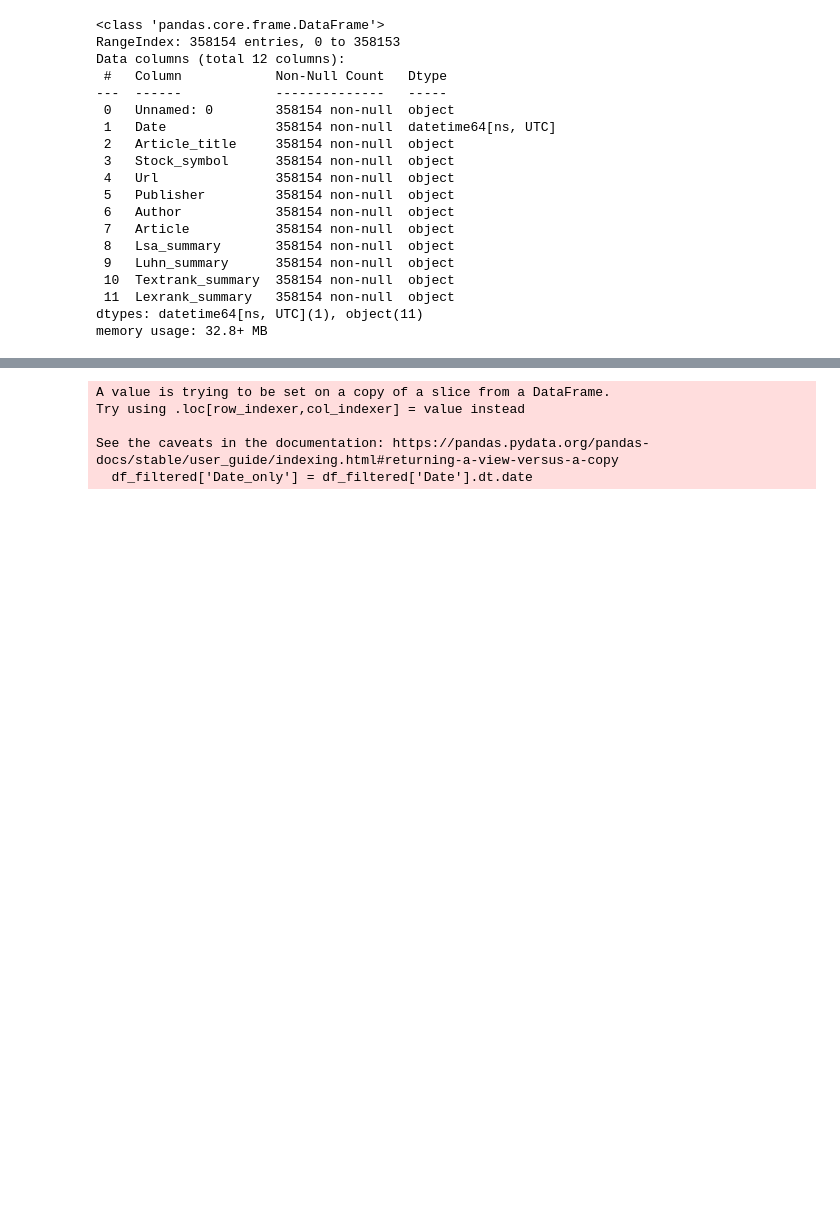
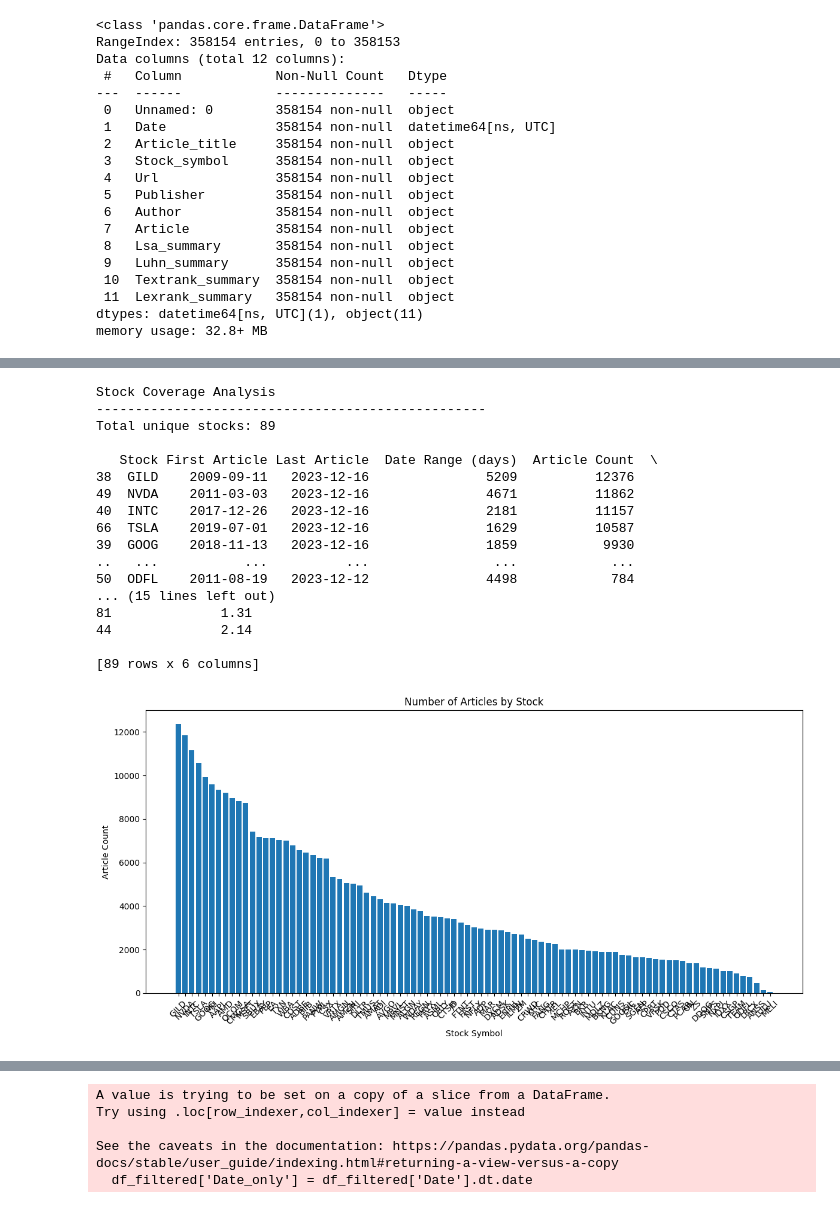
Before and after one commit to w1nsl/stock-prediction, a Jupyter notebook: notebooks/articles_sentiment.ipynb, the cells around one changed output, grey strips where cells are left out. Cells and saved outputs as stored; diff of their text form; code cells hidden in the pictures; blank space fills up the shorter version.

```diff
--- a/notebooks/articles_sentiment.ipynb
+++ b/notebooks/articles_sentiment.ipynb
@@ -39,0 +124,73 @@ memory usage: 32.8+ MB
+# %%
+# Analyze stock coverage statistics
+print("Stock Coverage Analysis")
+print("-" * 50)
+
+# Get unique stocks
+unique_stocks = df['Stock_symbol'].unique()
+print(f"Total unique stocks: {len(unique_stocks)}")
+print()
+
+# Create a table with statistics for each stock
+stock_stats = []
+for stock in unique_stocks:
+    stock_data = df[df['Stock_symbol'] == stock]
+
+    # Get date range and article count
+    min_date = stock_data['Date'].min()
+    max_date = stock_data['Date'].max()
+    article_count = len(stock_data)
+
+    # Calculate date range in days
+    if isinstance(min_date, str):
+        min_date = pd.to_datetime(min_date)
+    if isinstance(max_date, str):
+        max_date = pd.to_datetime(max_date)
+
+    date_range_days = (max_date - min_date).days
+
+    # Add to stats list
+    stock_stats.append({
+        'Stock': stock,
+        'First Article': min_date.date() if hasattr(min_date, 'date') else min_date,
+        'Last Article': max_date.date() if hasattr(max_date, 'date') else max_date,
+        'Date Range (days)': date_range_days,
+        'Article Count': article_count,
+        'Avg Articles/Day': round(article_count / max(1, date_range_days), 2)
+    })
+
+# Convert to DataFrame and sort by article count
+stats_df = pd.DataFrame(stock_stats)
+stats_df = stats_df.sort_values('Article Count', ascending=False)
+
+# Display the statistics
+print(stats_df)
+
+# Visualize article count by stock
+plt.figure(figsize=(12, 6))
+plt.bar(stats_df['Stock'], stats_df['Article Count'])
+plt.title('Number of Articles by Stock')
+plt.xlabel('Stock Symbol')
+plt.ylabel('Article Count')
+plt.xticks(rotation=45)
+plt.tight_layout()
+plt.show()
+# %% [output]
+Stock Coverage Analysis
+--------------------------------------------------
+Total unique stocks: 89
+
+   Stock First Article Last Article  Date Range (days)  Article Count  \
+38  GILD    2009-09-11   2023-12-16               5209          12376
+49  NVDA    2011-03-03   2023-12-16               4671          11862
+40  INTC    2017-12-26   2023-12-16               2181          11157
+66  TSLA    2019-07-01   2023-12-16               1629          10587
+39  GOOG    2018-11-13   2023-12-16               1859           9930
+..   ...           ...          ...                ...            ...
+50  ODFL    2011-08-19   2023-12-12               4498            784
+... (15 lines left out)
+81              1.31
+44              2.14
+
+[89 rows x 6 columns]
+[figure, added]
```
Also changed, not shown: parts of 3 cells of this notebook, 16 other files.
